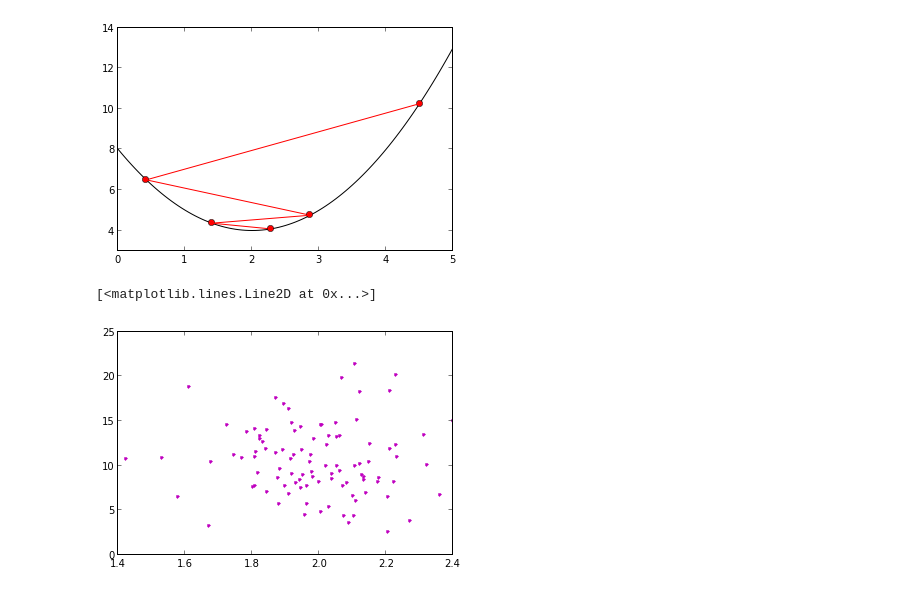
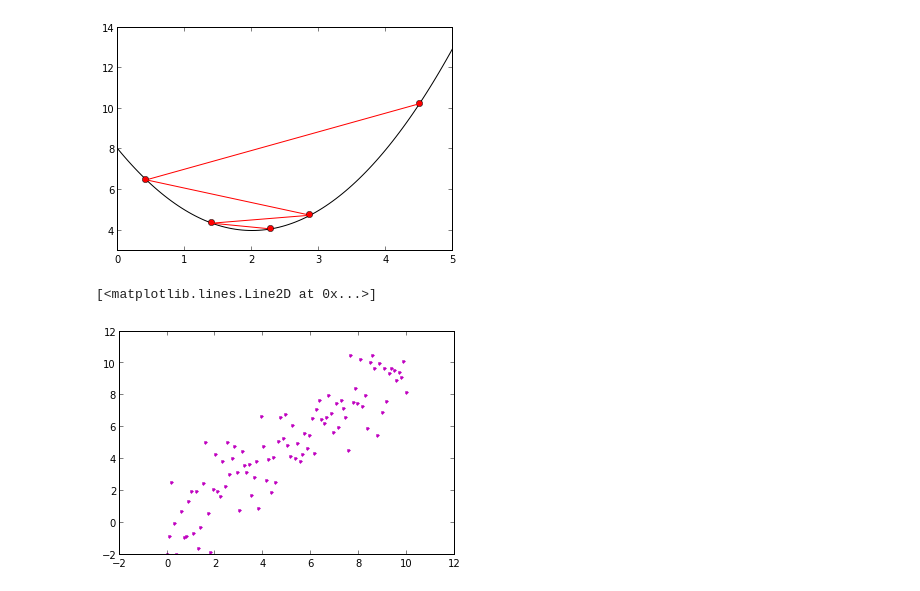
Before and after one commit to Chuphay/python, a Jupyter notebook: ipy/ipy/m learning.ipynb, the cells around one changed output. Saved outputs shown, nothing was run; the diff lists cells and outputs as text; code cells hidden in the pictures.

```diff
--- a/ipy/ipy/m learning.ipynb
+++ b/ipy/ipy/m learning.ipynb
@@ -18,12 +18,12 @@ ylim(3,14)
 show()
 # %% [output]
 [figure]
-# %%
-z = randn(100)/6+2
-y = 4*randn(100)+10
-#xlim(0,4)
-#ylim(0,4)
-plot(z,y,'m.')
-# %% [output]
-[<matplotlib.lines.Line2D at 0x...>]
-[figure, removed]
+# %%
+x = linspace(0,10,100)
+y = x+1.5*randn(100)
+xlim(-2,12)
+ylim(-2,12)
+plot(x,y,'m.')
+# %% [output]
+[<matplotlib.lines.Line2D at 0x...>]
+[figure, added]
```
Also changed, not shown: parts of 2 cells of this notebook, 2 other files.
